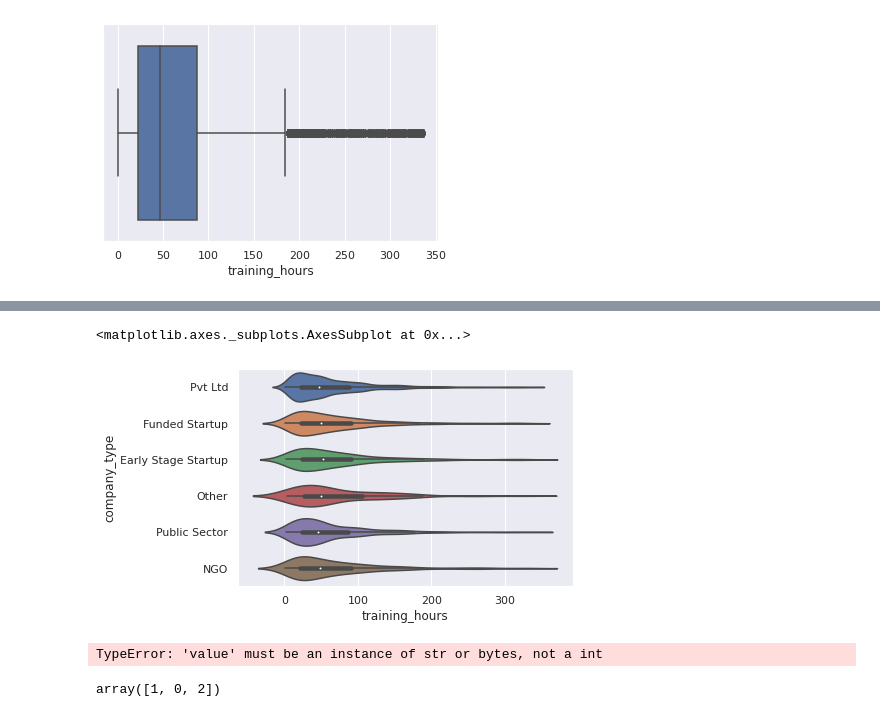
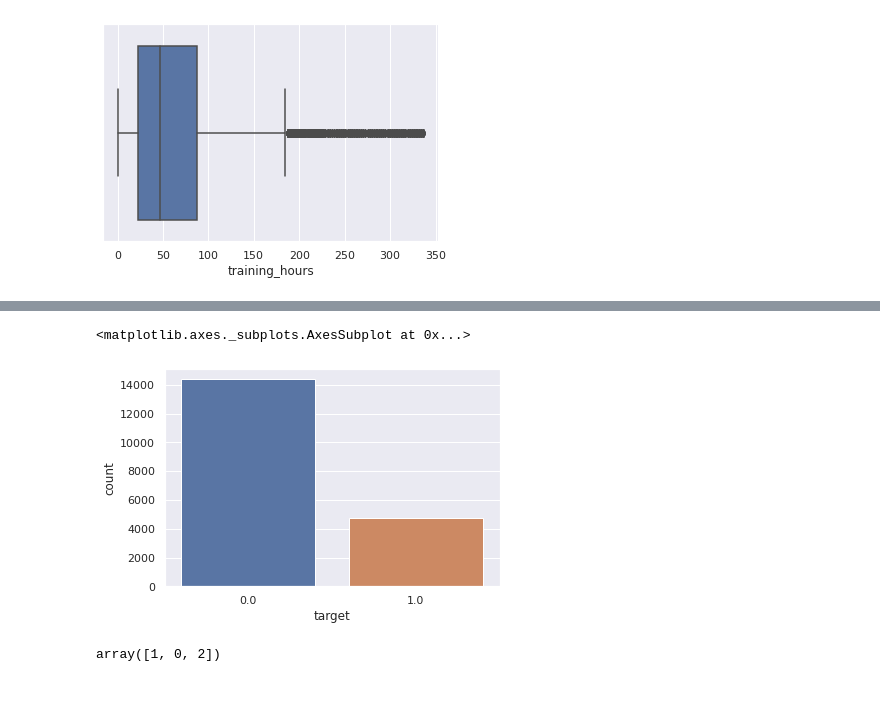
Before and after one commit to ChayanitBhateja/MyMLLearning, a Jupyter notebook: Kaggle/HRAnalytics/HrAnalytics.ipynb, the cells around one changed output, grey strips where cells are left out. Drawn from its saved outputs; the diff is of its cells as text; code cells hidden in the pictures.

```diff
--- a/Kaggle/HRAnalytics/HrAnalytics.ipynb
+++ b/Kaggle/HRAnalytics/HrAnalytics.ipynb
@@ -152,12 +150,9 @@ sns.pointplot(x=data.city, y=data.education_level, hue=data.target)
 # %%
-sns.swarmplot(data.training_hours, data.company_type)
+# sns.swarmplot(data.training_hours, data.company_type)
+sns.countplot(data.target)
 # %% [output]
 <matplotlib.axes._subplots.AxesSubplot at 0x...>
-[figure, old version]
+[figure, new version]
-# %%
-sns.rugplot(data.city_development_index)
-# %% [output]
-TypeError: 'value' must be an instance of str or bytes, not a int
 # %%
 from sklearn.preprocessing import LabelEncoder
 # %%
```
Also changed, not shown: parts of 20 cells of this notebook, 1 other file.
